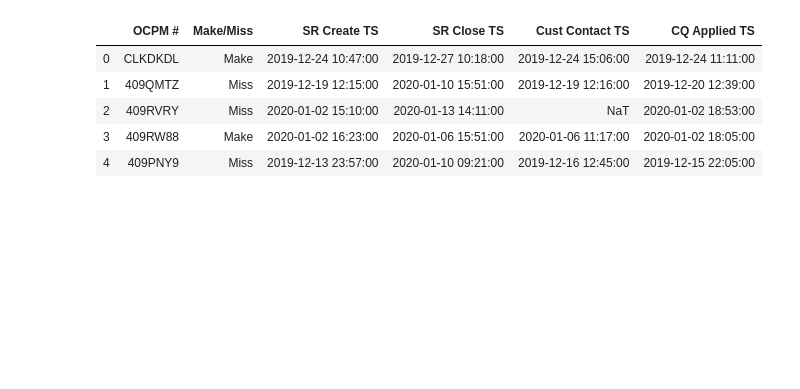
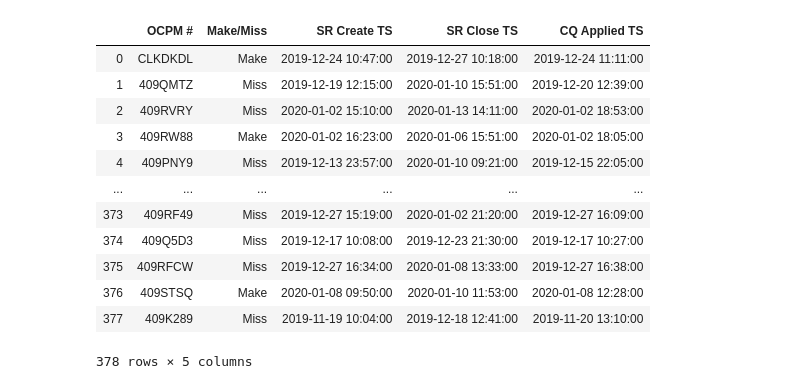
Before and after one commit to jaime030690/ECT_Report_Analysis, a Jupyter notebook: data_samples.ipynb, the cells around one changed output. Saved outputs shown, nothing was run; the diff lists cells and outputs as text; code cells hidden in the pictures; blank space fills up the shorter version.

```diff
--- a/data_samples.ipynb
+++ b/data_samples.ipynb
@@ -25,12 +25,19 @@ df
 # %%
 #Create new data with columns we're interested in
-dates_df = df[['OCPM #', 'Make/Miss', 'SR Create TS', 'SR Close TS', 'Cust Contact TS', 'CQ Applied TS']]
-dates_df.head()
+new_df = df[['OCPM #', 'Make/Miss', 'SR Create TS', 'SR Close TS', 'CQ Applied TS']]
+new_df
 # %% [output]
-|  | OCPM # | Make/Miss | SR Create TS | SR Close TS | Cust Contact TS | CQ Applied TS |
-| 0 | CLKDKDL | Make | 2019-12-24 10:47:00 | 2019-12-27 10:18:00 | 2019-12-24 15:06:00 | 2019-12-24 11:11:00 |
-| 1 | 409QMTZ | Miss | 2019-12-19 12:15:00 | 2020-01-10 15:51:00 | 2019-12-19 12:16:00 | 2019-12-20 12:39:00 |
-| 2 | 409RVRY | Miss | 2020-01-02 15:10:00 | 2020-01-13 14:11:00 | NaT | 2020-01-02 18:53:00 |
-| 3 | 409RW88 | Make | 2020-01-02 16:23:00 | 2020-01-06 15:51:00 | 2020-01-06 11:17:00 | 2020-01-02 18:05:00 |
-| 4 | 409PNY9 | Miss | 2019-12-13 23:57:00 | 2020-01-10 09:21:00 | 2019-12-16 12:45:00 | 2019-12-15 22:05:00 |
+|  | OCPM # | Make/Miss | SR Create TS | SR Close TS | CQ Applied TS |
+| 0 | CLKDKDL | Make | 2019-12-24 10:47:00 | 2019-12-27 10:18:00 | 2019-12-24 11:11:00 |
+| 1 | 409QMTZ | Miss | 2019-12-19 12:15:00 | 2020-01-10 15:51:00 | 2019-12-20 12:39:00 |
+| 2 | 409RVRY | Miss | 2020-01-02 15:10:00 | 2020-01-13 14:11:00 | 2020-01-02 18:53:00 |
+| 3 | 409RW88 | Make | 2020-01-02 16:23:00 | 2020-01-06 15:51:00 | 2020-01-02 18:05:00 |
+| 4 | 409PNY9 | Miss | 2019-12-13 23:57:00 | 2020-01-10 09:21:00 | 2019-12-15 22:05:00 |
+| ... | ... | ... | ... | ... | ... |
+| 373 | 409RF49 | Miss | 2019-12-27 15:19:00 | 2020-01-02 21:20:00 | 2019-12-27 16:09:00 |
+| 374 | 409Q5D3 | Miss | 2019-12-17 10:08:00 | 2019-12-23 21:30:00 | 2019-12-17 10:27:00 |
+| 375 | 409RFCW | Miss | 2019-12-27 16:34:00 | 2020-01-08 13:33:00 | 2019-12-27 16:38:00 |
+| 376 | 409STSQ | Make | 2020-01-08 09:50:00 | 2020-01-10 11:53:00 | 2020-01-08 12:28:00 |
+| 377 | 409K289 | Miss | 2019-11-19 10:04:00 | 2019-12-18 12:41:00 | 2019-11-20 13:10:00 |
+378 rows × 5 columns
 # %%
```
Also changed, not shown: parts of 7 cells of this notebook, 3 other files.
